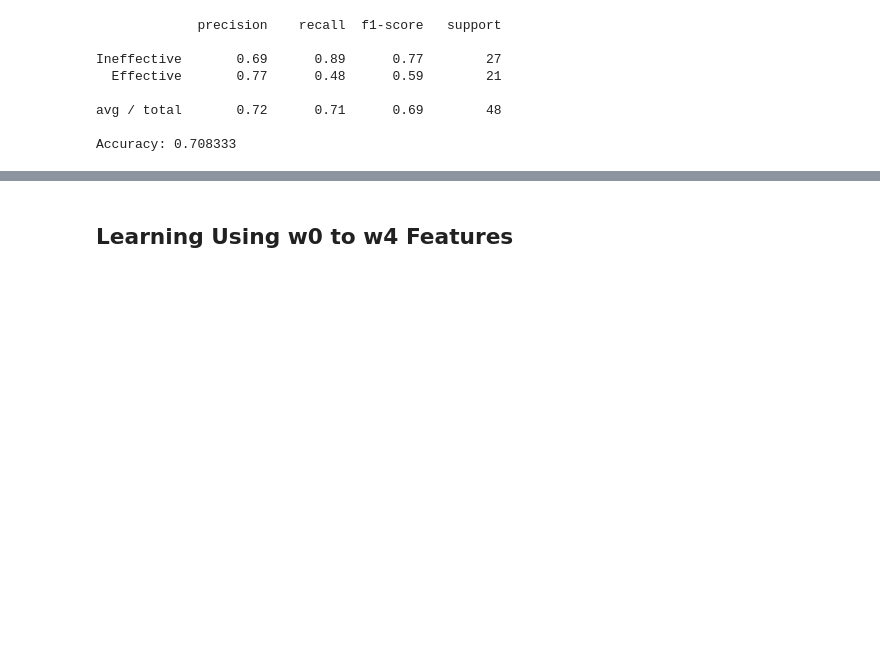
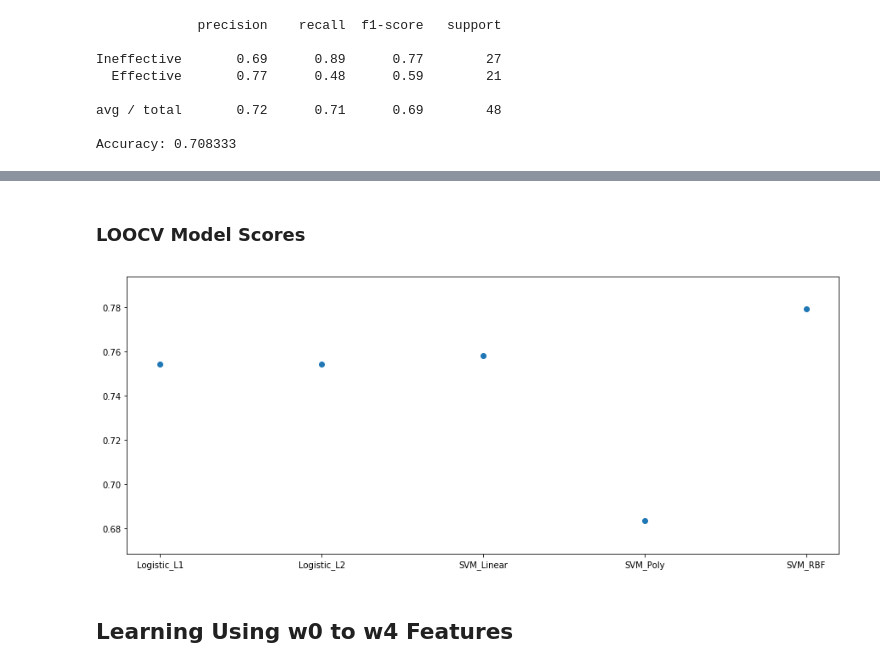
Before and after one commit to moduIo/Clinical-Depression-Study, a Jupyter notebook: main.ipynb, the cells around one changed output, grey strips where cells are left out. Drawn from its saved outputs; the diff is of its cells as text; code cells hidden in the pictures; blank space fills up the shorter version.

```diff
--- a/main.ipynb
+++ b/main.ipynb
@@ -674,3 +757,6 @@ Ineffective       0.81      0.78      0.79        27
 avg / total       0.77      0.77      0.77        48
 
 Accuracy: 0.770833
+# %%
+stage_labeled_models_cv['Logistic_L1'] = cross_val_score(LogisticRegression(penalty='l1'), stage_labeled_X, stage_labeled_y, cv=LeaveOneOut()).mean()
+print("Accuracy: %0.2f" % (stage_labeled_models_cv['Logistic_L1']))
@@ -685,3 +773,6 @@ Ineffective       0.83      0.74      0.78        27
 avg / total       0.78      0.77      0.77        48
 
 Accuracy: 0.770833
+# %%
+stage_labeled_models_cv['SVM_RBF'] = cross_val_score(svm.SVC(), stage_labeled_X, stage_labeled_y, cv=LeaveOneOut()).mean()
+print("Accuracy: %0.2f" % (stage_labeled_models_cv['SVM_RBF']))
@@ -696,3 +789,6 @@ Ineffective       0.84      0.78      0.81        27
 avg / total       0.80      0.79      0.79        48
 
 Accuracy: 0.791667
+# %%
+stage_labeled_models_cv['SVM_Linear'] = cross_val_score(svm.SVC(kernel='linear'), stage_labeled_X, stage_labeled_y, cv=LeaveOneOut()).mean()
+print("Accuracy: %0.2f" % (stage_labeled_models_cv['SVM_Linear']))
@@ -717,0 +808,3 @@ plt.show()
+# %%
+stage_labeled_models_cv['SVM_Poly'] = cross_val_score(svm.SVC(kernel='poly'), stage_labeled_X, stage_labeled_y, cv=LeaveOneOut()).mean()
+print("Accuracy: %0.2f" % (stage_labeled_models_cv['SVM_Poly']))
@@ -718,3 +819,9 @@ plt.show()
+# %% [markdown]
+### LOOCV Model Scores
+# %%
+plot_scores(stage_labeled_models_cv)
+# %% [output]
+[figure, added]
 # %% [markdown]
 ## Learning Using w0 to w4 Features
 # %%
```
Also changed, not shown: parts of 46 cells of this notebook.
